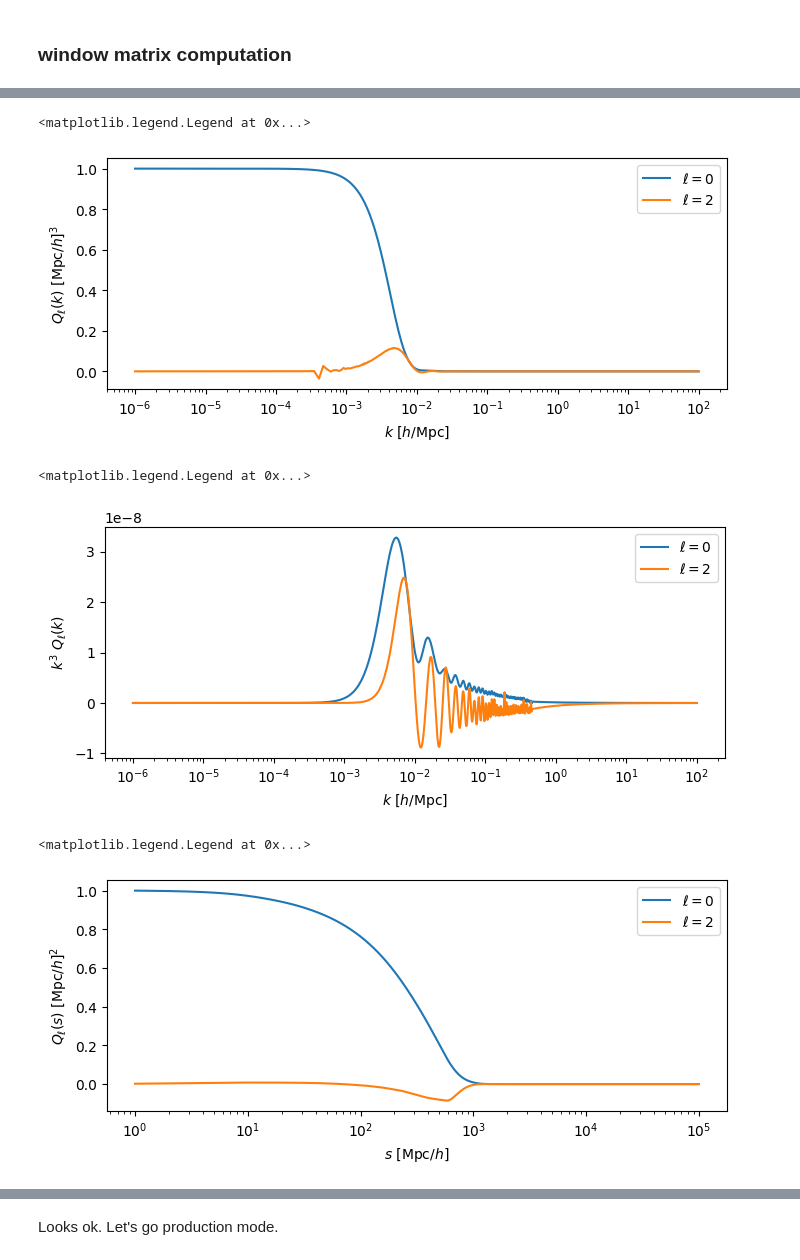
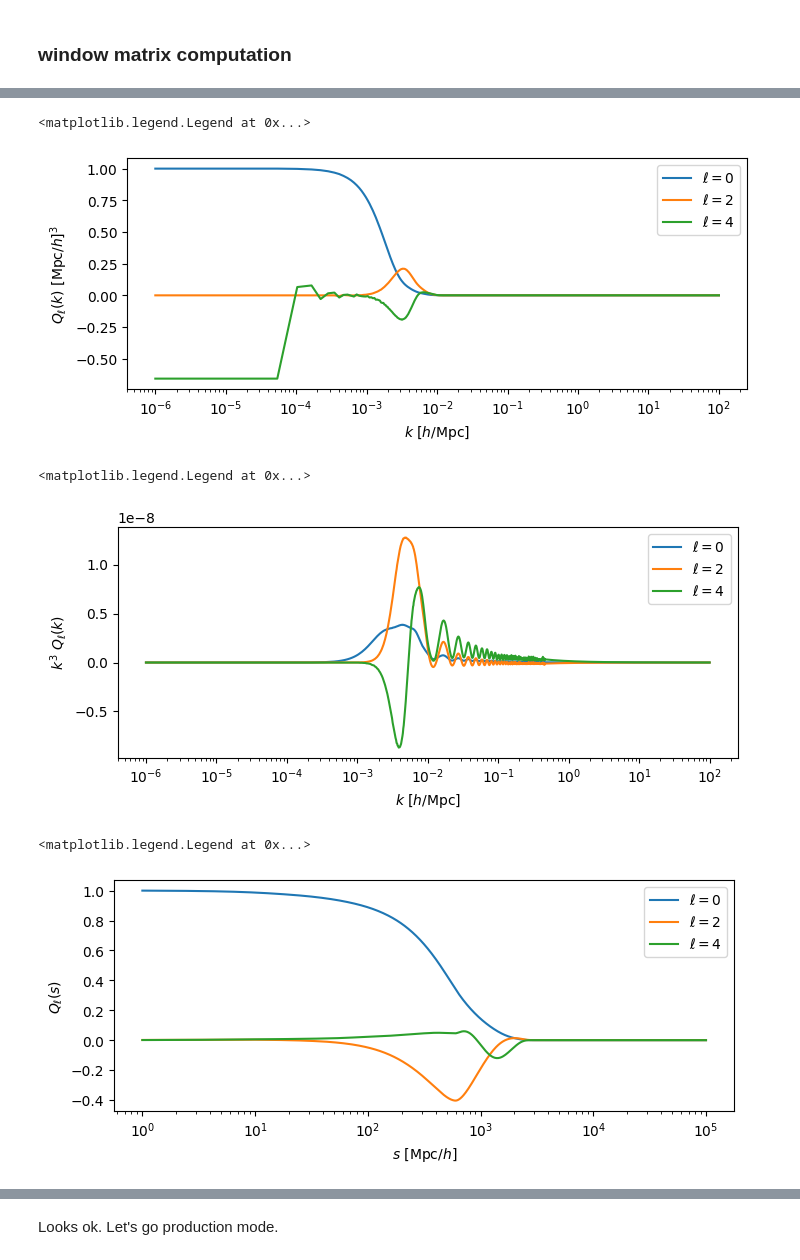
Before and after one commit to pierrexyz/fkpwin, a Jupyter notebook: notebooks/boss_pkwin.ipynb, the cells around one changed output, grey strips where cells are left out. Drawn from its saved outputs; the diff is of its cells as text; code cells hidden in the pictures.

```diff
--- a/notebooks/boss_pkwin.ipynb
+++ b/notebooks/boss_pkwin.ipynb
@@ -8,7 +8,7 @@ from fkpwin.fkpwin import WindowMatrix
 # %% [markdown]
 # BOSS window for power spectrum multipoles
 # %%
-ells = [0, 2]
+ells = [0, 2, 4]
 # %% [markdown]
 BOSS power spectrum is measured in the following $k$-bins:
 # %%
@@ -23,8 +23,8 @@ print (kedges.shape, kcen.shape)
 # %% [markdown]
 BOSS randoms power spectrum multipoles $Q_\ell(k)$
 # %%
-# z, red, sky = 0.57, "cmass", "ngc"
-z, red, sky = 0.32, "lowz", "sgc"
+z, red, sky = 0.57, "cmass", "ngc"
+# z, red, sky = 0.32, "lowz", "sgc"
 kk, Q0, Q1, Q2, Q3, Q4 = np.loadtxt(os.path.join("..", "pre", "Qk", "Qk_n0_boss_%s_%s.dat") % (red, sky), unpack=True)
 qk = np.array([Q0, 1j*Q1, Q2, 1j*Q3, Q4]) / Q0[0]
 qk = qk[ells]
@@ -49,7 +49,7 @@ plt.xscale('log')
 plt.legend()
 # %% [output]
 <matplotlib.legend.Legend at 0x...>
-[figure, old version]
+[figure, new version]
 # %%
 plt.figure(figsize=(8,3))
 for i, ell in enumerate(ells):
@@ -60,18 +60,18 @@ plt.xscale('log')
 plt.legend()
 # %% [output]
 <matplotlib.legend.Legend at 0x...>
-[figure, old version]
+[figure, new version]
 # %%
 plt.figure(figsize=(8,3))
 for i, ell in enumerate(ells):
     plt.plot(win.s, win.qs[i], 'C%s' % i, label=r'$\ell=%s$' % ell)
-plt.ylabel(r'$Q_\ell(s) \ [{\rm Mpc}/h]^2$')
+plt.ylabel(r'$Q_\ell(s)$')
 plt.xlabel(r'$s \ [{\rm Mpc}/h]$')
 plt.xscale('log')
 plt.legend()
 # %% [output]
 <matplotlib.legend.Legend at 0x...>
-[figure, old version]
+[figure, new version]
 # %%
 plt.figure(figsize=(8,3))
 for i, ell in enumerate(ells):
```
Also changed, not shown: parts of 10 cells of this notebook, 5 other files.
